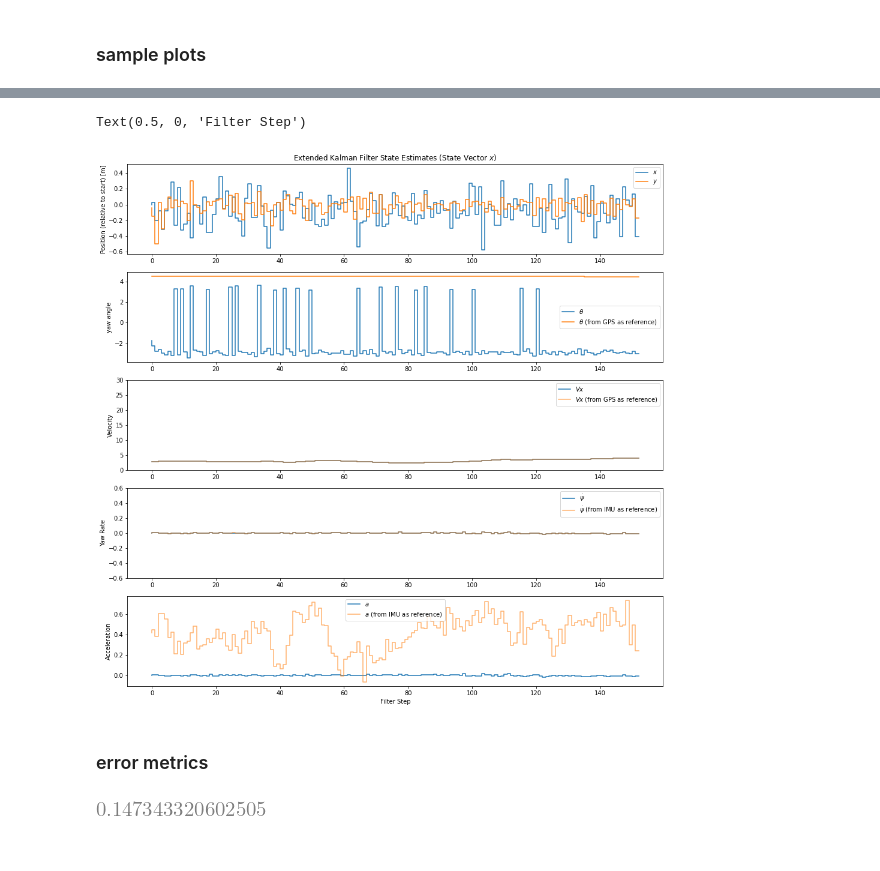
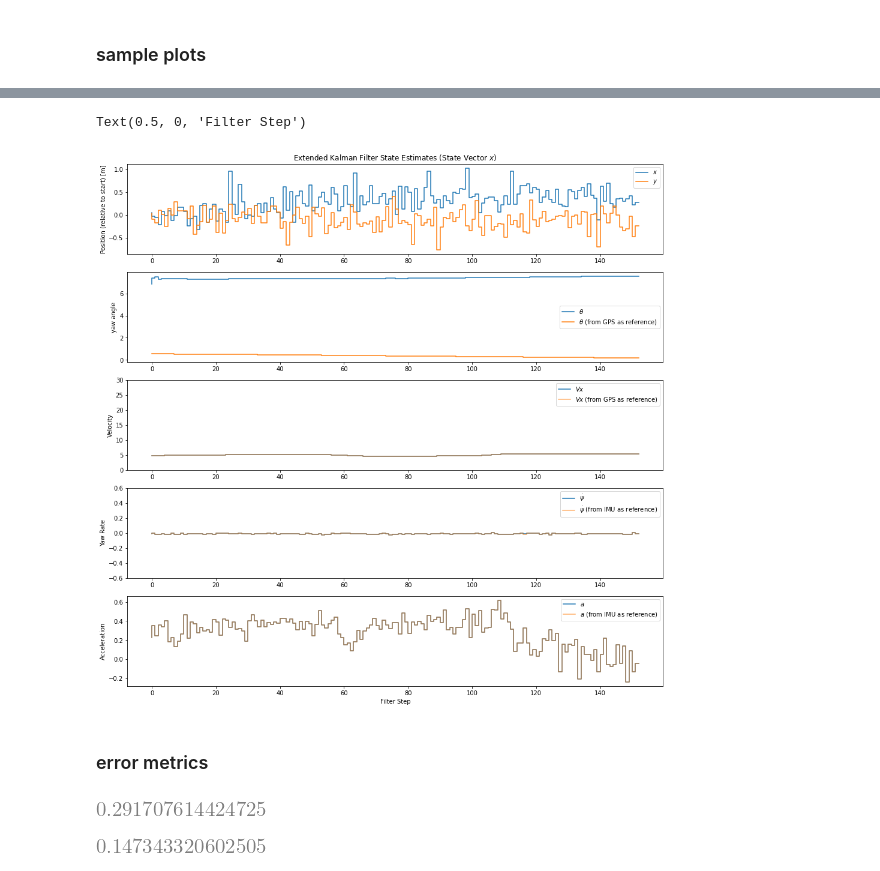
Before and after one commit to jarviskroos7/PATH_vehicle_localization, a Jupyter notebook: code/ekf_6states.ipynb, the cells around one changed output, grey strips where cells are left out. Saved outputs shown, nothing was run; the diff lists cells and outputs as text; code cells hidden in the pictures; blank space fills up the shorter version.

```diff
--- a/code/ekf_6states.ipynb
+++ b/code/ekf_6states.ipynb
@@ -122,24 +125,24 @@ array([[0.00469653, 0.        , 0.        , 0.        , 0.        ,
        [0.        , 0.        , 0.        , 0.        , 0.        ,
         0.0025    ]])
 # %%
-def ekf_6_stats(segment_df):
+def ekf_6_stats(segment_df, Q=None):
 
     # constants definition
     max_Vx = 6.5 # m/s
     max_alpha_Vx = 2.193 # m/s2
     max_omega_Zv = 1.56 # deg/s
-    max_omega_Zv_accel = 1 # deg/s2
+    max_omega_Zv_accel = 0.5 # 1 # deg/s2
 
     s_gps = 0.5 * max_alpha_Vx * dt ** 2
-    s_yaw = max_omega_Zv * dt
+    s_yaw = 0.001 * dt # max_omega_Zv * dt
     s_vel = max_alpha_Vx * dt
     s_omega = max_omega_Zv_accel * dt
     s_accel = 0.25
 
     sig_gps = 0.25
-    sig_theta = 0 * dt
+    sig_theta = 0.1
     sig_vel = 0 * dt
-    sig_omega = 0.01 * dt
+    sig_omega = 0.01
     sig_accel = 0
 
     x_noise = segment_df['x_noise'].values
@@ -160,13 +163,23 @@ def ekf_6_stats(segment_df):
 
     P = 1 * np.eye(len(state))
 
-    Q = np.diag([
-        s_gps**2, s_gps**2, s_yaw**2, s_vel**2, s_omega**2, s_accel**2
-    ])
+    if Q is None:
+        Q = np.diag([
+            s_gps**2, s_gps**2, s_yaw**2, s_vel**2, s_omega**2, s_accel**2
+        ])
 
-    Q = np.diag([
+    """ Q = np.diag([
         s_gps**2, s_gps**2, 0.0002, s_vel**2, 0.0002, s_accel**2
-    ])
+    ]) """
+
+    """ Q = np.array([
+        [s_gps**2, 0, 0.0001, 0.0001, 0.0001, 0.0001],
+        [0, s_gps**2, 0.0001, 0.0001, 0.0001, 0.0001],
+        [0, 0, s_yaw**2, 0.0001, 0.0001, 0.0001],
+        [0, 0, 0.0001, 0.0001, s_vel**2, 0.0001],
+        [0, 0, 0.0001, 0.0001, s_omega**2, 0],
+        [0, 0, 0.0001, 0.0001, 0, s_accel**2],
+    ]) """
 
     # Measurement covariance R matrix
     R = np.diag(
@@ -200,7 +213,7 @@ def ekf_6_stats(segment_df):
         x[1] = x[1] + (1 / x[4]**2) * ((-x[3]*x[4] - x[5] * x[4] * dt) * \
             np.cos(x[2] + x[4]* dt) + x[5] * np.sin(x[2] + x[4] * dt) + x[3] * \
             x[4] * np.cos(x[2]) - x[5] * np.sin(x[2]))
-        x[2] = (x[2] + x[4] * dt  + np.pi) % (2.0 * np.pi) - np.pi
+        x[2] = (x[2] + x[4] * dt + np.pi) % (2.0 * np.pi) + np.pi
         x[3] = x[3] + x[5] * dt
         x[4] = x[4]
         x[5] = x[5]
@@ -551,38 +583,50 @@ plt.ylabel('Position (relative to start) [m]')
 
 plt.subplot(512)
 plt.step(steps, x_est_sample[:, 2], label=r'$\theta}$')
-plt.step(steps, sample_traj['theta'].values /180.0*np.pi , label=r'$\theta}$ (from GPS as reference)')
+plt.step(steps, sample_traj['theta'].values / 180.0*np.pi , label=r'$\theta}$ (from GPS as reference)')
 plt.ylabel('yaw angle')
 plt.legend(loc='best')
 
 plt.subplot(513)
 plt.step(steps, x_est_sample[:, 3], label='$Vx$')
 plt.step(steps, sample_traj['Vx'].values, label='$Vx$ (from GPS as reference)', alpha=0.6)
 plt.ylabel('Velocity')
 plt.ylim([0, 30])
 plt.legend(loc='best')
 
 plt.subplot(514)
 plt.step(steps, x_est_sample[:, 4], label='$\dot \psi$')
 plt.step(steps, sample_traj['omega_Zv'].values/180.0*np.pi, label='$\dot \psi$ (from IMU as reference)', alpha=0.6)
 plt.ylabel('Yaw Rate')
 plt.ylim([-0.6, 0.6])
 plt.legend(loc='best')
 
 plt.subplot(515)
-plt.step(steps, x_est_sample[:, 4], label='$a$')
+plt.step(steps, x_est_sample[:, 5], label='$a$')
 plt.step(steps, sample_traj['alpha_Xv'].values, label='$a$ (from IMU as reference)', alpha=0.6)
 plt.ylabel('Acceleration')
 #plt.ylim([-0.6, 0.6])
 plt.legend(loc='best')
 plt.xlabel('Filter Step')
 
 # plt.savefig('Extended-Kalman-Filter-CTRA-State-Estimates.png', dpi=72, transparent=True, bbox_inches='tight')
 # %% [output]
 Text(0.5, 0, 'Filter Step')
-[figure, old version]
+[figure, new version]
 # %% [markdown]
 ### error metrics
+# %%
+# rmse
+traj_est_sample = np.array([
+    x_est_sample[:, 0], x_est_sample[:, 1]
+])
+traj_ground_truth = np.array([
+    sample_traj['x'].values, sample_traj['y'].values
+])
+
+np.sqrt(mean_squared_error(traj_est_sample, traj_ground_truth))
+# %% [output]
+[figure, added]
 # %%
 # rmse
 traj_est_sample = np.array([
```
Also changed, not shown: parts of 22 cells of this notebook.
